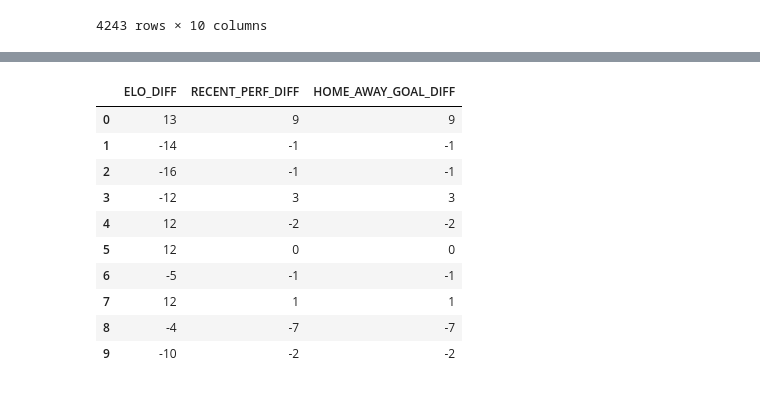
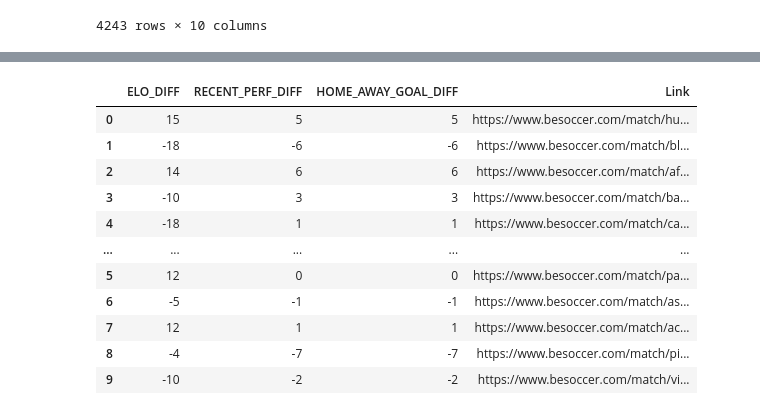
Before and after one commit to frankie-2nfro-com/football_match_outcome_prediction, a Jupyter notebook: predict_m6_t2.ipynb, the cells around one changed output, grey strips where cells are left out. Drawn from its saved outputs; the diff is of its cells as text; code cells hidden in the pictures.

```diff
--- a/predict_m6_t2.ipynb
+++ b/predict_m6_t2.ipynb
@@ -195,7 +69,3 @@ def fillWithTotalGoalSoFar(record, data):
     awayteam_home_goal_so_far, awayteam_away_goal_so_far = getLeagueSeasonTeamBeforeRoundTotalGoal(data, ateam, round)
 
     return [hometeam_home_goal_so_far, hometeam_away_goal_so_far, awayteam_home_goal_so_far, awayteam_away_goal_so_far]
-# %%
-# HOMETEAM_HOME_GOAL_SO_FAR	HOMETEAM_AWAY_GOAL_SO_FAR	AWAYTEAM_HOME_GOAL_SO_FAR	AWAYTEAM_AWAY_GOAL_SO_FAR
-goal_so_far = team_predict_pd.apply(fillWithTotalGoalSoFar, data=current_season_result, axis=1)
-goal_so_far
@@ -284,7 +108,3 @@ def fillWithRecentPerformance(record, data):
     away_team_goal_diff = findLeagueSeasonTeamRecentPreviousRounds(data, ateam, round)
 
     return [home_team_goal_diff, away_team_goal_diff]
-# %%
-# HOME_LASTEST_GOAL_DIFF	AWAY_LASTEST_GOAL_DIFF
-recent_perform = team_predict_pd.apply(fillWithRecentPerformance, data=current_season_result, axis=1)
-recent_perform
@@ -320,0 +193,12 @@ team_predict_pd
+# %%
+# reorder dataframe column
+predict_pd.insert(0, 'League', predict_pd.pop('League'))
+predict_pd.insert(1, 'Season', predict_pd.pop('Season'))
+predict_pd.insert(2, 'Round', predict_pd.pop('Round'))
+predict_pd.insert(3, 'Home_Team', predict_pd.pop('Home_Team'))
+predict_pd.insert(4, 'Away_Team', predict_pd.pop('Away_Team'))
+predict_pd.insert(5, 'Elo_home', predict_pd.pop('Elo_home').astype('int'))
+predict_pd.insert(6, 'Elo_away', predict_pd.pop('Elo_away').astype('int'))
+predict_pd.insert(13, 'Link', predict_pd.pop('Link'))
+
+predict_pd
@@ -357,40 +252,41 @@ def get_home_away_total_goal_diff(record):
     agoal = record['AWAYTEAM_AWAY_GOAL_SO_FAR']
     return hgoal - agoal
 # %%
-elo_diff_pd = team_predict_pd.apply(get_ELO_diff, axis=1)
-team_predict_pd.drop('Elo_home', inplace=True, axis=1)
-team_predict_pd.drop('Elo_away', inplace=True, axis=1)
-team_predict_pd.insert(loc=5, column="ELO_DIFF", value=elo_diff_pd.astype('Int64'))
+elo_diff_pd = predict_pd.apply(get_ELO_diff, axis=1)
+predict_pd.drop('Elo_home', inplace=True, axis=1)
+predict_pd.drop('Elo_away', inplace=True, axis=1)
+predict_pd.insert(loc=5, column="ELO_DIFF", value=elo_diff_pd.astype('Int64'))
 
-recent_perf_diff_pd = team_predict_pd.apply(get_recent_goal_diff_diff, axis=1)
-team_predict_pd.drop('HOME_LASTEST_GOAL_DIFF', inplace=True, axis=1)
-team_predict_pd.drop('AWAY_LASTEST_GOAL_DIFF', inplace=True, axis=1)
-team_predict_pd.insert(loc=6, column="RECENT_PERF_DIFF", value=recent_perf_diff_pd.astype('Int64'))
+recent_perf_diff_pd = predict_pd.apply(get_recent_goal_diff_diff, axis=1)
+predict_pd.drop('HOME_LASTEST_GOAL_DIFF', inplace=True, axis=1)
+predict_pd.drop('AWAY_LASTEST_GOAL_DIFF', inplace=True, axis=1)
+predict_pd.insert(loc=6, column="RECENT_PERF_DIFF", value=recent_perf_diff_pd.astype('Int64'))
 
-goal_diff_pd = team_predict_pd.apply(get_home_away_total_goal_diff, axis=1)
-team_predict_pd.drop('HOMETEAM_HOME_GOAL_SO_FAR', inplace=True, axis=1)
-team_predict_pd.drop('HOMETEAM_AWAY_GOAL_SO_FAR', inplace=True, axis=1)
-team_predict_pd.drop('AWAYTEAM_HOME_GOAL_SO_FAR', inplace=True, axis=1)
-team_predict_pd.drop('AWAYTEAM_AWAY_GOAL_SO_FAR', inplace=True, axis=1)
-team_predict_pd.insert(loc=7, column="HOME_AWAY_GOAL_DIFF", value=recent_perf_diff_pd.astype('Int64'))
+goal_diff_pd = predict_pd.apply(get_home_away_total_goal_diff, axis=1)
+predict_pd.drop('HOMETEAM_HOME_GOAL_SO_FAR', inplace=True, axis=1)
+predict_pd.drop('HOMETEAM_AWAY_GOAL_SO_FAR', inplace=True, axis=1)
+predict_pd.drop('AWAYTEAM_HOME_GOAL_SO_FAR', inplace=True, axis=1)
+predict_pd.drop('AWAYTEAM_AWAY_GOAL_SO_FAR', inplace=True, axis=1)
+predict_pd.insert(loc=7, column="HOME_AWAY_GOAL_DIFF", value=recent_perf_diff_pd.astype('Int64'))
 
 # delete no value column
-team_predict_pd.drop('League', inplace=True, axis=1)
-team_predict_pd.drop('Season', inplace=True, axis=1)
-team_predict_pd.drop('Round', inplace=True, axis=1)
-team_predict_pd.drop('Home_Team', inplace=True, axis=1)
-team_predict_pd.drop('Away_Team', inplace=True, axis=1)
+predict_pd.drop('League', inplace=True, axis=1)
+predict_pd.drop('Season', inplace=True, axis=1)
+predict_pd.drop('Round', inplace=True, axis=1)
+predict_pd.drop('Home_Team', inplace=True, axis=1)
+predict_pd.drop('Away_Team', inplace=True, axis=1)
 
-team_predict_pd
+predict_pd
 # %% [output]
-|  | ELO_DIFF | RECENT_PERF_DIFF | HOME_AWAY_GOAL_DIFF |
-| 0 | 13 | 9 | 9 |
-| 1 | -14 | -1 | -1 |
-| 2 | -16 | -1 | -1 |
-| 3 | -12 | 3 | 3 |
-| 4 | 12 | -2 | -2 |
-| 5 | 12 | 0 | 0 |
-| 6 | -5 | -1 | -1 |
-| 7 | 12 | 1 | 1 |
-| 8 | -4 | -7 | -7 |
-| 9 | -10 | -2 | -2 |
+|  | ELO_DIFF | RECENT_PERF_DIFF | HOME_AWAY_GOAL_DIFF | Link |
+| 0 | 15 | 5 | 5 | https://www.besoccer.com/match/hu... |
+| 1 | -18 | -6 | -6 | https://www.besoccer.com/match/bl... |
+| 2 | 14 | 6 | 6 | https://www.besoccer.com/match/af... |
+| 3 | -10 | 3 | 3 | https://www.besoccer.com/match/ba... |
+| 4 | -18 | 1 | 1 | https://www.besoccer.com/match/ca... |
+| ... | ... | ... | ... | ... |
+| 5 | 12 | 0 | 0 | https://www.besoccer.com/match/pa... |
+| 6 | -5 | -1 | -1 | https://www.besoccer.com/match/as... |
+| 7 | 12 | 1 | 1 | https://www.besoccer.com/match/ac... |
+| 8 | -4 | -7 | -7 | https://www.besoccer.com/match/pi... |
+| 9 | -10 | -2 | -2 | https://www.besoccer.com/match/vi... |
```
Also changed, not shown: parts of 21 cells of this notebook, 5 other files.
